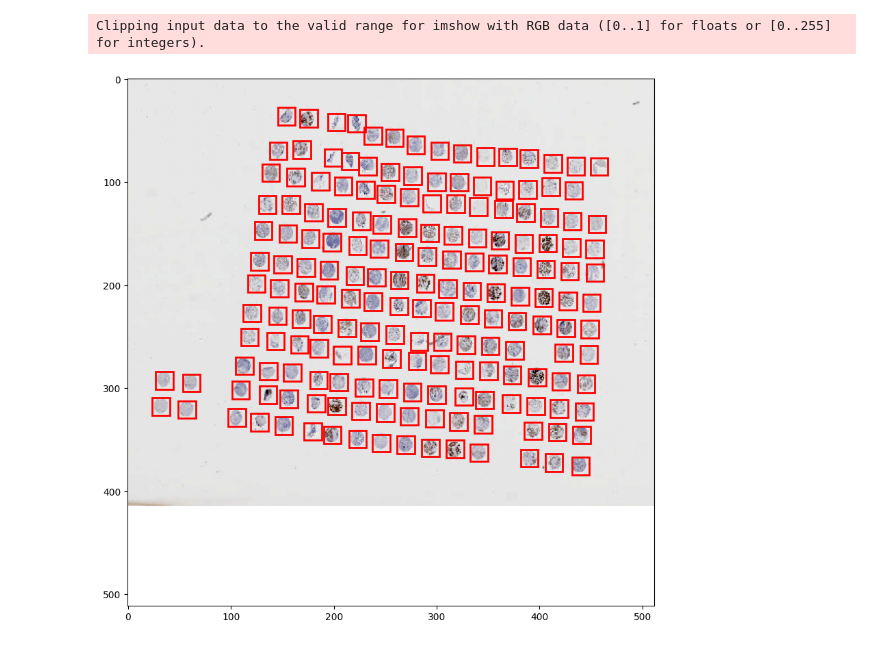
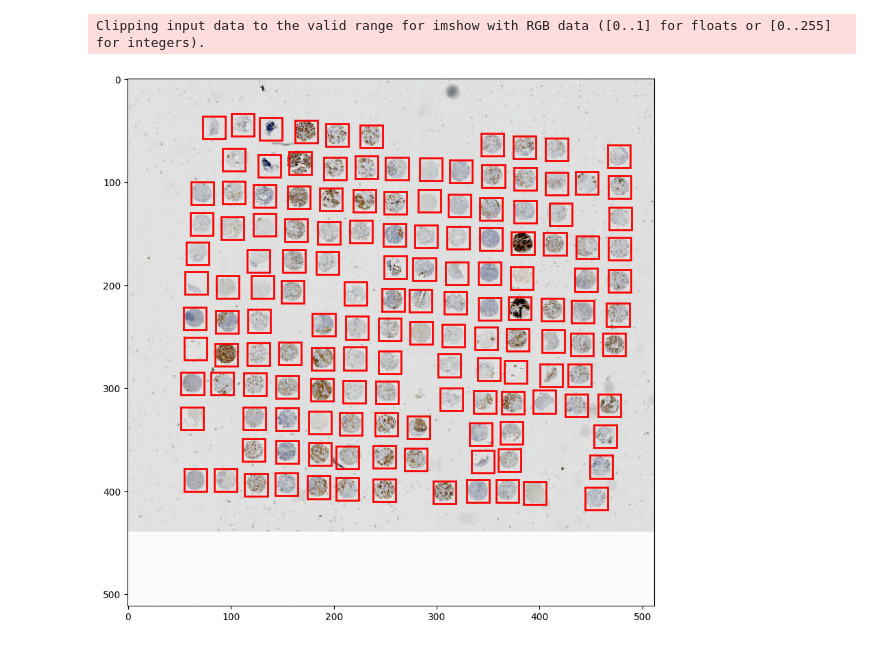
Before and after one commit to aaronge-2020/Microarray-Dearraying, a Jupyter notebook: visualize_labels.ipynb, the cells around one changed output. Saved outputs shown, nothing was run; the diff lists cells and outputs as text; code cells hidden in the pictures.

```diff
--- a/visualize_labels.ipynb
+++ b/visualize_labels.ipynb
@@ -123,12 +123,12 @@ def plot_image_with_boxes(image, boxes, figsize=(10, 10)):
 
     plt.show()
 # %%
-image_number = 16
+image_number = 200
 # Example usage:
 # Assuming `images` is your array of images loaded from the dataset and
 # `boxes` is the array of bounding boxes for the corresponding images.
 # Here we visualize the first image and its boxes.
 plot_image_with_boxes(images[image_number], boxes[image_number])
 # %% [output]
 Clipping input data to the valid range for imshow with RGB data ([0..1] for floats or [0..255] for integers).
-[figure, old version]
+[figure, new version]
```
Also changed, not shown: 3 other files.
